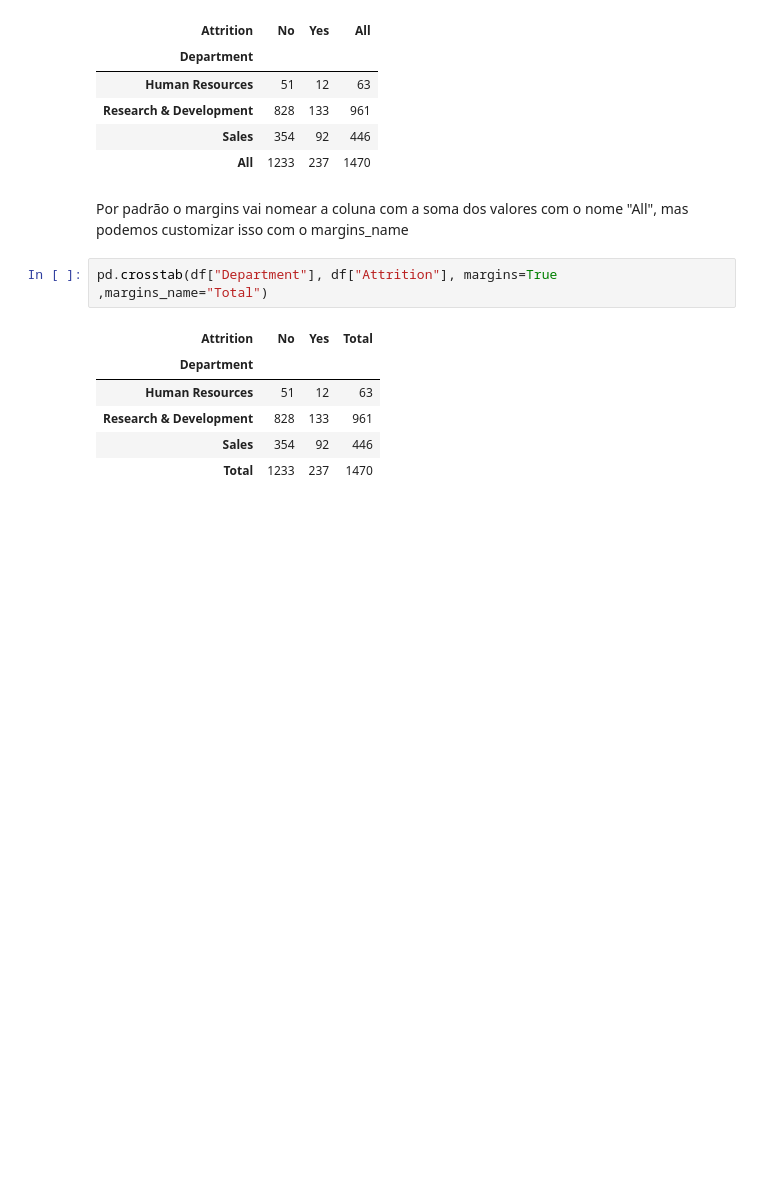
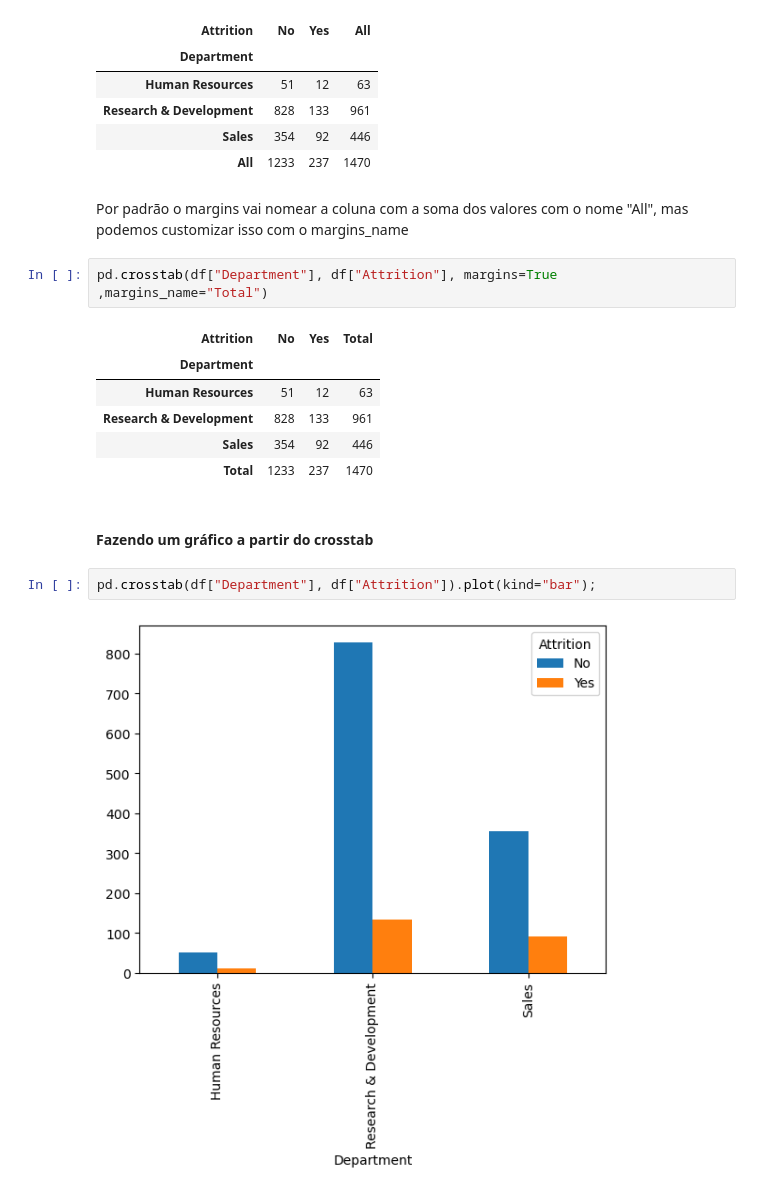
Before and after one commit to octavioduarte/DataScience, a Jupyter notebook: 08-um-pouco-sobre-o-pandas/22-usando-o-crosstab.ipynb, the cells around one changed output. Saved outputs shown, nothing was run; the diff lists cells and outputs as text; blank space fills up the shorter version.

Commit message:
doc: add notes about use of crosstab with graphs

```diff
--- a/08-um-pouco-sobre-o-pandas/22-usando-o-crosstab.ipynb
+++ b/08-um-pouco-sobre-o-pandas/22-usando-o-crosstab.ipynb
@@ -161,3 +161,9 @@ pd.crosstab(df["Department"], df["Attrition"], margins=True ,margins_name="Total
 | Research & Development | 828 | 133 | 961 |
 | Sales | 354 | 92 | 446 |
 | Total | 1233 | 237 | 1470 |
+# %% [markdown]
+#### Fazendo um gráfico a partir do crosstab
+# %%
+pd.crosstab(df["Department"], df["Attrition"]).plot(kind="bar");
+# %% [output]
+[figure, added]
```
